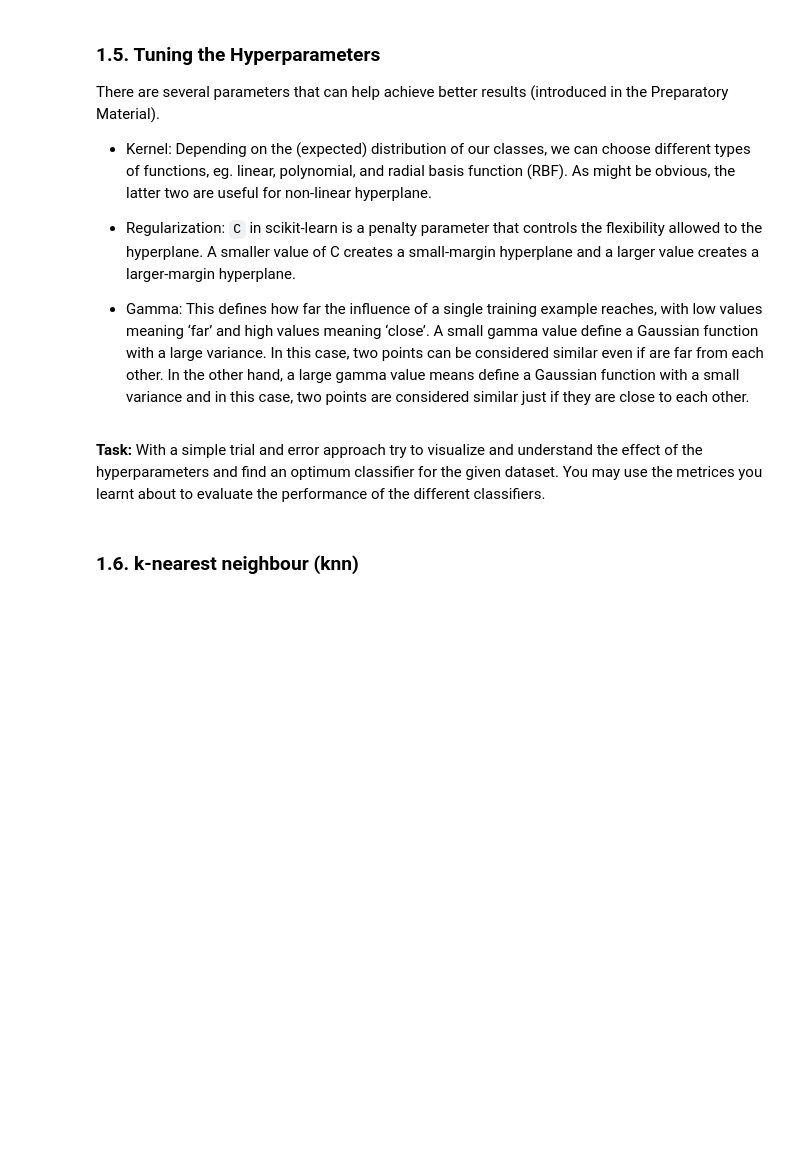
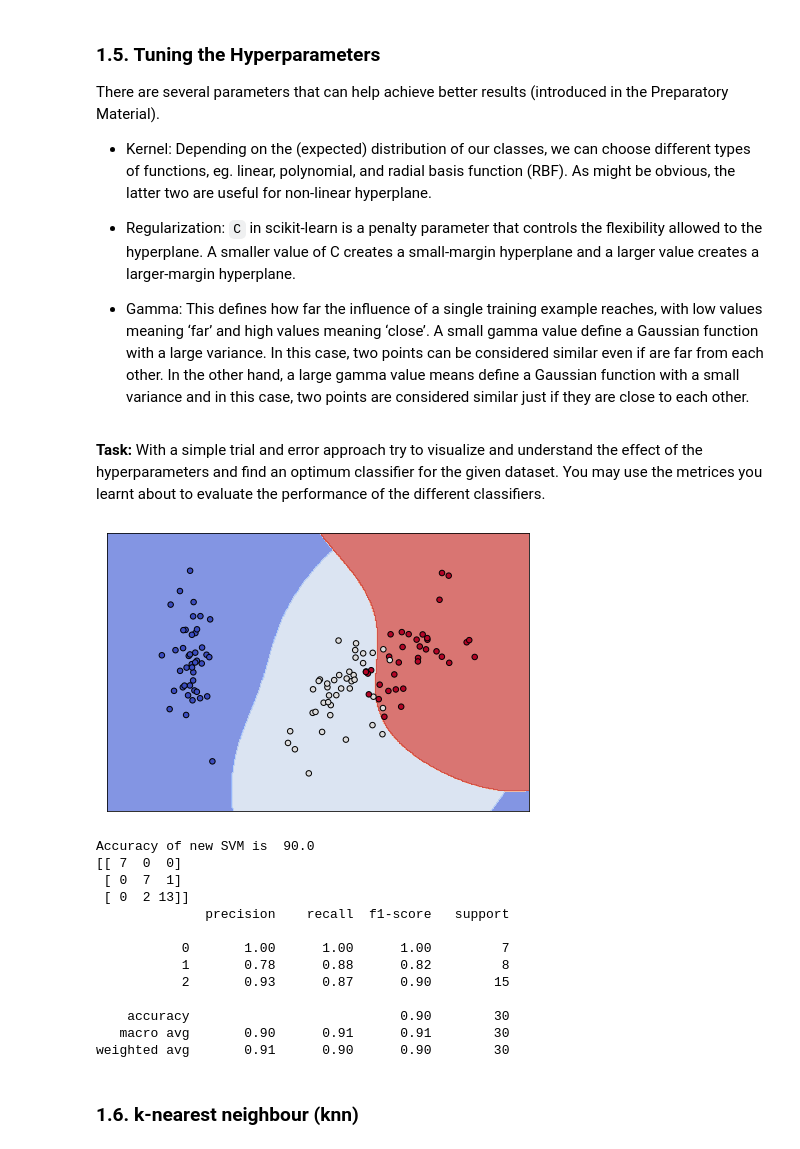
Before and after one commit to hy-23/ML_Lab2020, a Jupyter notebook: Notebooks/2_Supervised/2_Supervised_students.ipynb, the cells around one changed output. Drawn from its saved outputs; the diff is of its cells as text; code cells hidden in the pictures; blank space fills up the shorter version.

```diff
--- a/Notebooks/2_Supervised/2_Supervised_students.ipynb
+++ b/Notebooks/2_Supervised/2_Supervised_students.ipynb
@@ -242,3 +260,38 @@ There are several parameters that can help achieve better results (introduced in
+# %%
+# Your code here:
+clf1 = svm.SVC( C=0.7, kernel='rbf', degree=4, gamma='scale')
+
+
+clf1.fit(X_train, y_train)
+# visualize
+plot_contours(clf1, X_train, y_train)
+
+# Your code here:
+y_pred = clf1.predict(X_test)
+acc = accuracy_score(y_test,y_pred)
+
+print ("Accuracy of new SVM is ",acc*100)
+
+C_Mat = confusion_matrix(y_test,y_pred)
+Report = classification_report(y_test,y_pred)
+
+print (C_Mat)
+print (Report)
+# %% [output]
+[figure, added]
+Accuracy of new SVM is  90.0
+[[ 7  0  0]
+ [ 0  7  1]
+ [ 0  2 13]]
+              precision    recall  f1-score   support
+
+           0       1.00      1.00      1.00         7
+           1       0.78      0.88      0.82         8
+           2       0.93      0.87      0.90        15
+
+    accuracy                           0.90        30
+   macro avg       0.90      0.91      0.91        30
+weighted avg       0.91      0.90      0.90        30
 # %% [markdown]
 ### 1.6. k-nearest neighbour (knn)
 # %% [markdown]
```
Also changed, not shown: parts of 25 cells of this notebook.
